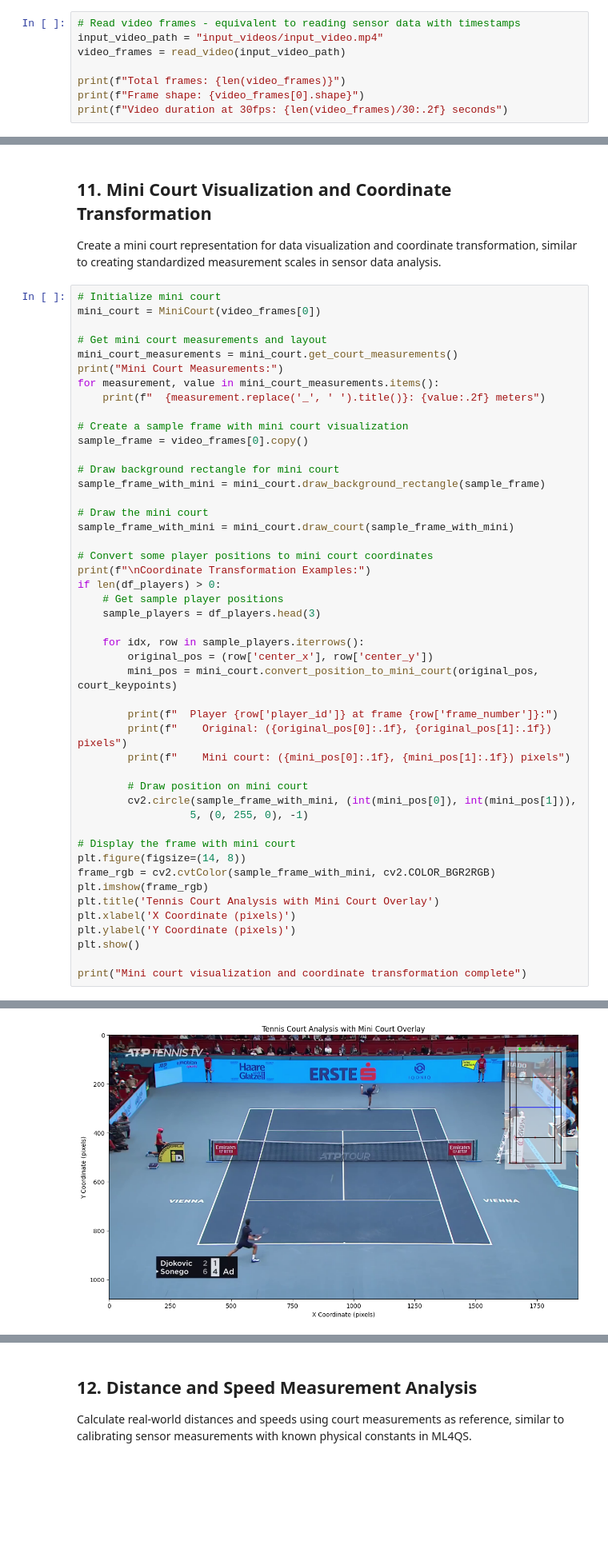
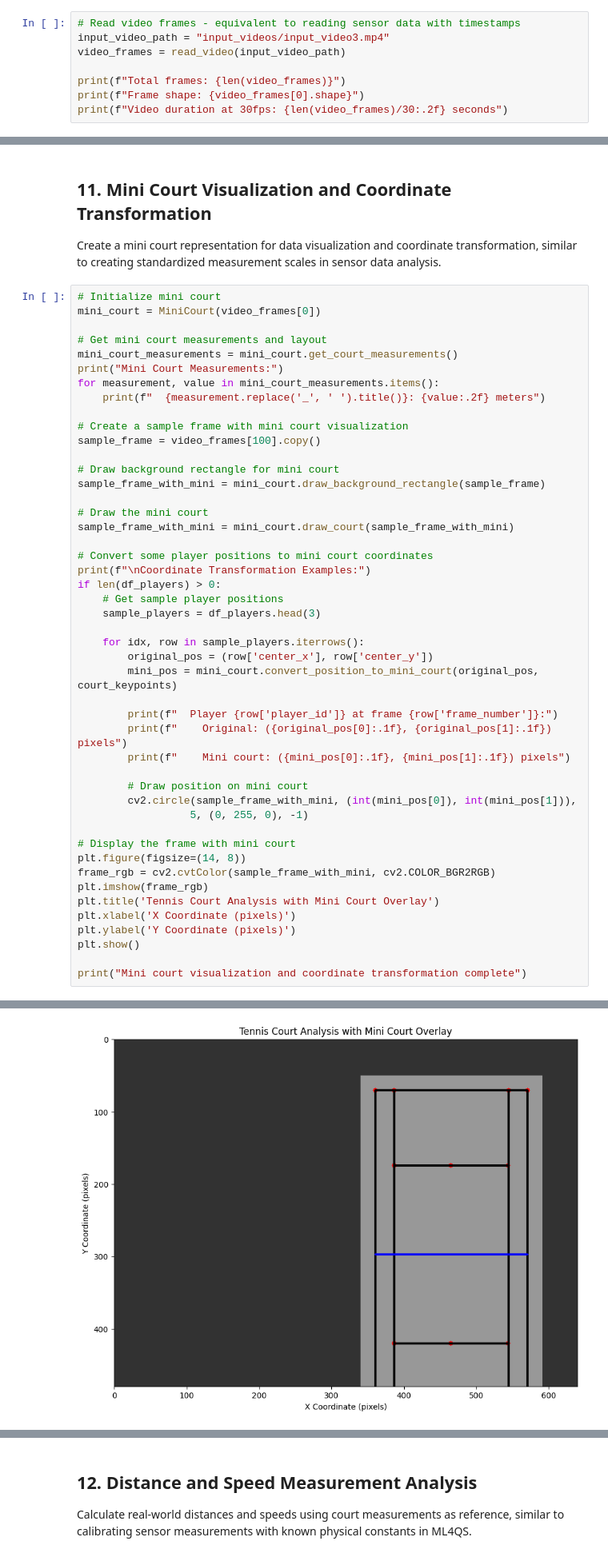
Before and after one commit to ChiefGitau/ML4QS, a Jupyter notebook: Tennis_YOLO/chapter2_data_creation_collection.ipynb, the cells around one changed output, grey strips where cells are left out. Shown at 80% size. Saved outputs shown, nothing was run; the diff lists cells and outputs as text; blank space fills up the shorter version.

```diff
--- a/Tennis_YOLO/chapter2_data_creation_collection.ipynb
+++ b/Tennis_YOLO/chapter2_data_creation_collection.ipynb
@@ -47,7 +47,7 @@ from tennis_utils import PlayerTracker, BallTracker
 Similar to ML4QS Chapter 2's CreateDataset class, we read video frames to create a temporal sequence of data points.
 # %%
 # Read video frames - equivalent to reading sensor data with timestamps
-input_video_path = "input_videos/input_video.mp4"
+input_video_path = "input_videos/input_video3.mp4"
 video_frames = read_video(input_video_path)
 
 print(f"Total frames: {len(video_frames)}")
@@ -833,7 +835,7 @@ for measurement, value in mini_court_measurements.items():
     print(f"  {measurement.replace('_', ' ').title()}: {value:.2f} meters")
 
 # Create a sample frame with mini court visualization
-sample_frame = video_frames[0].copy()
+sample_frame = video_frames[100].copy()
 
 # Draw background rectangle for mini court
 sample_frame_with_mini = mini_court.draw_background_rectangle(sample_frame)
@@ -892,4 +894,4 @@ Coordinate Transformation Examples:
-[figure, old version]
+[figure, new version]
 Mini court visualization and coordinate transformation complete
 # %% [markdown]
 ## 12. Distance and Speed Measurement Analysis
```
Also changed, not shown: parts of 10 cells of this notebook, 16 other files.
